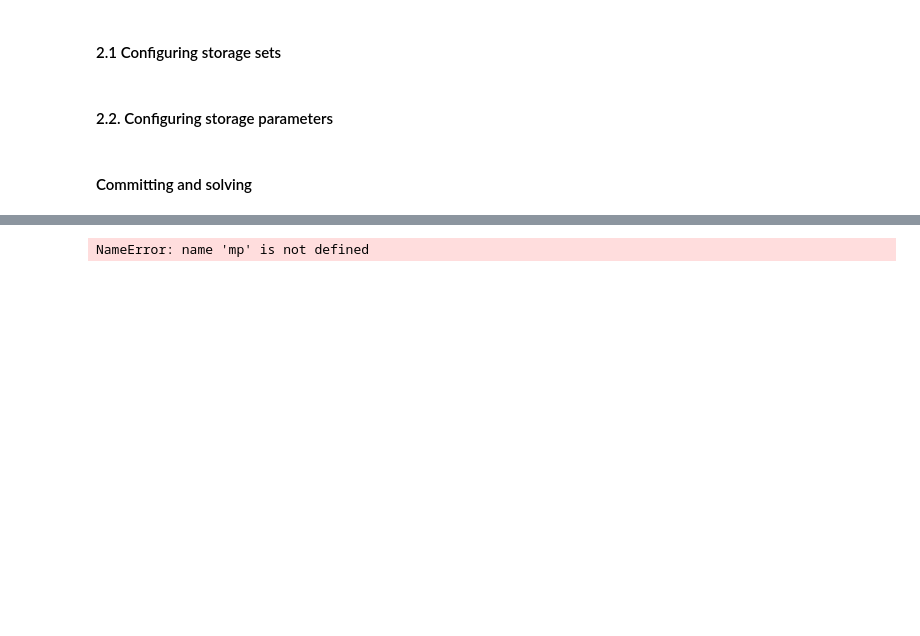
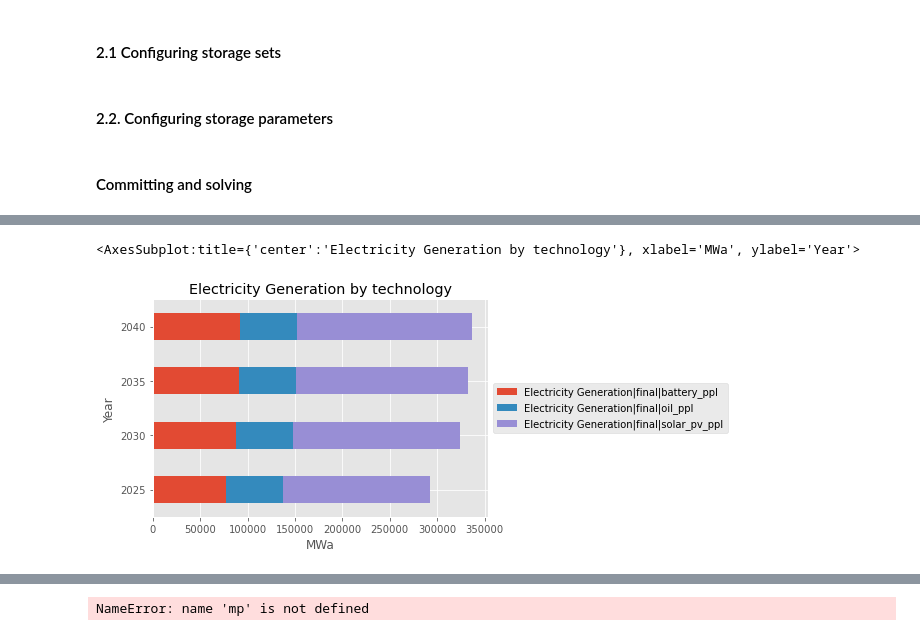
Before and after one commit to natiweber/Maldives, a Jupyter notebook: Maldives_storage_Nati.ipynb, the cells around one changed output, grey strips where cells are left out. Saved outputs shown, nothing was run; the diff lists cells and outputs as text; code cells hidden in the pictures; blank space fills up the shorter version.

```diff
--- a/Maldives_storage_Nati.ipynb
+++ b/Maldives_storage_Nati.ipynb
@@ -315,0 +325,12 @@ sc_lo.var('STORAGE')
+# %%
+type_tec = 'cooling_techs'
+sc_cool.add_cat('technology', type_tec, 'dscd')
+df = pd.DataFrame({'shares': [shares],
+                   'node_share': 'Maldives',
+                   'node': 'Maldives',
+                   'type_tec': type_tec,
+                   'mode': 'standard',
+                   'commodity': 'cooling',
+                   'level': 'useful',
+})
+sc_cool.add_set('map_shares_commodity_share', df)
@@ -315,0 +342,11 @@ sc_lo.var('STORAGE')
+# %%
+df = pd.DataFrame({'shares': shares,
+                   'node_share': 'Maldives',
+                   'year_act': [2040],
+                   'time': 'year',
+                   'value': [.5],
+                   'unit': '-'})
+sc_cool.add_par('share_commodity_lo', df)
+# %%
+sc_cool.commit(comment='define parameters for minimum renewable share constraint')
+sc_cool.set_as_default()
@@ -315,0 +462,5 @@ sc_lo.var('STORAGE')
+# %%
+# Loading data from csv into a pyam format
+elec_gen = pyam.IamDataFrame(data='electricity_stor.csv', encoding='ISO-8859-1')
+# Looking into data in the pyam format
+elec_gen.data
@@ -315,0 +487,8 @@ sc_lo.var('STORAGE')
+# %%
+plotyrs = [x for x in set(sc_lo.set('year')) if x >= sc_cool.firstmodelyear]
+elec = elec_gen.filter(region=['Maldives'], variable='Electricity Generation|final|*', year=plotyrs)
+elec.plot.bar(stacked=True, orient='h',
+              title='Electricity Generation by technology')
+# %% [output]
+<AxesSubplot:title={'center':'Electricity Generation by technology'}, xlabel='MWa', ylabel='Year'>
+[figure, added]
```
Also changed, not shown: parts of 32 cells of this notebook.
